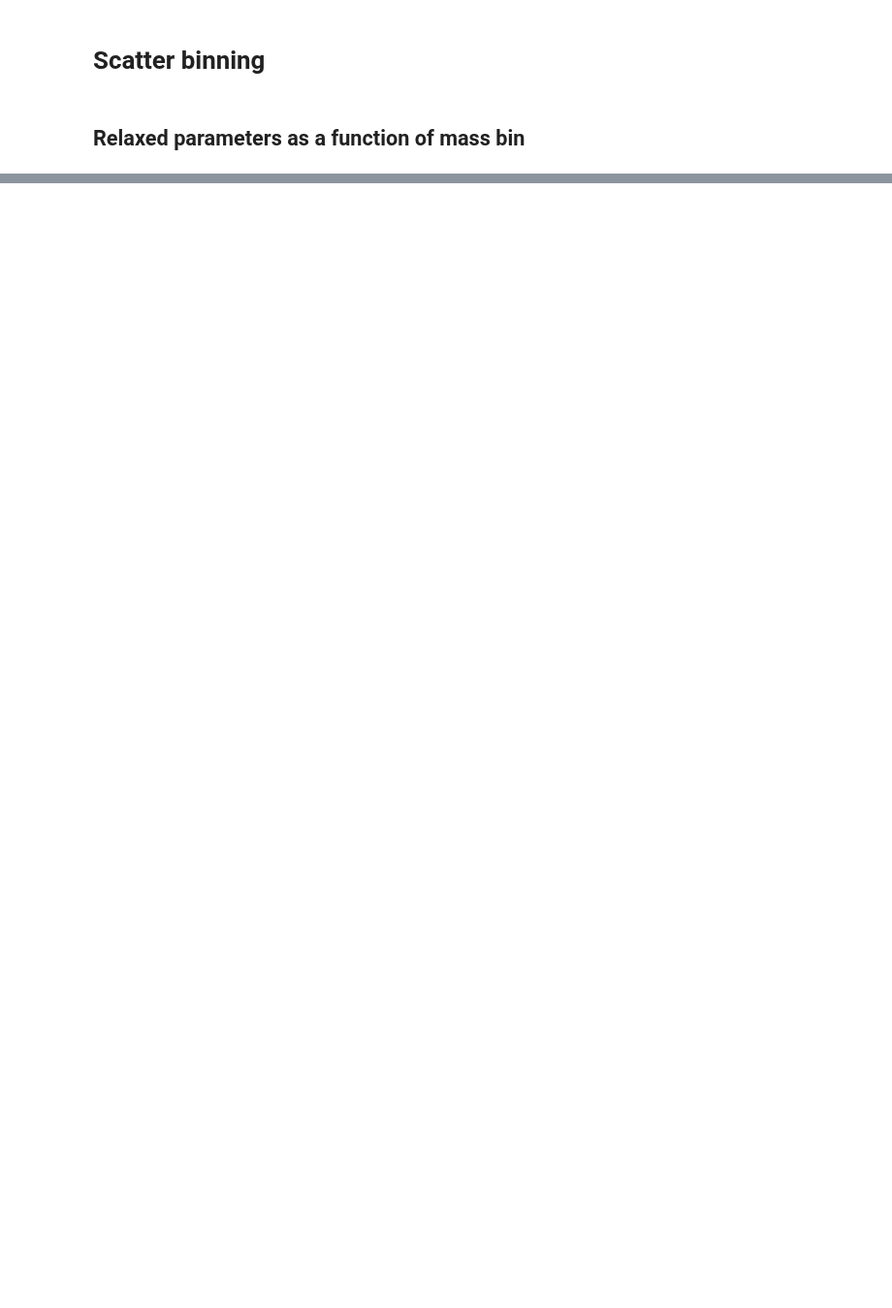
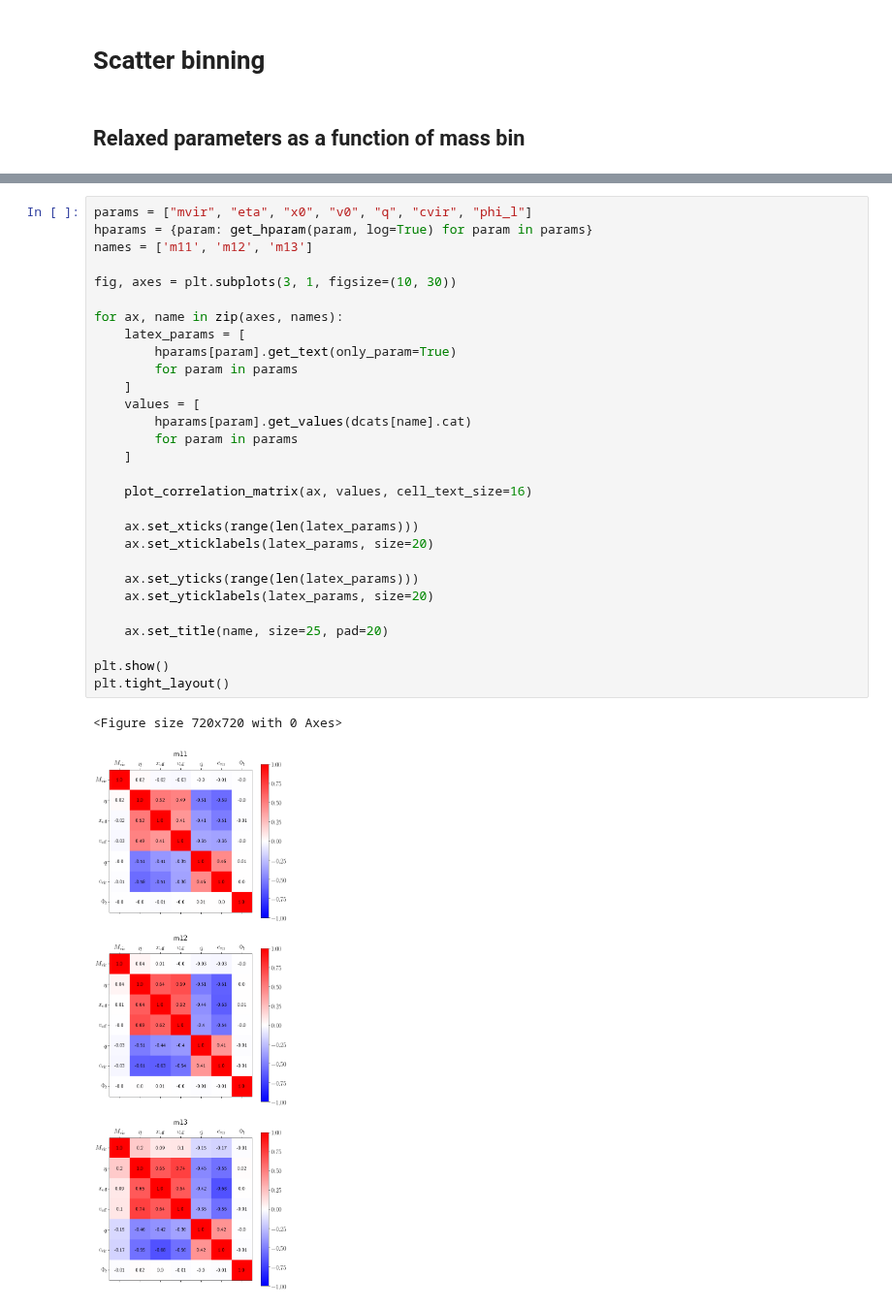
Before and after one commit to ismael-mendoza/nbody-relaxed, a Jupyter notebook: jupyter/plots/overview.ipynb, the cells around one changed output, grey strips where cells are left out. Shown at 97% size. Cells and saved outputs as stored; diff of their text form; blank space fills up the shorter version.

```diff
--- a/jupyter/plots/overview.ipynb
+++ b/jupyter/plots/overview.ipynb
@@ -218,0 +331,32 @@ with PdfPages(pdf_path) as pdf:
+# %%
+params = ["mvir", "eta", "x0", "v0", "q", "cvir", "phi_l"]
+hparams = {param: get_hparam(param, log=True) for param in params}
+names = ['m11', 'm12', 'm13']
+
+fig, axes = plt.subplots(3, 1, figsize=(10, 30))
+
+for ax, name in zip(axes, names):
+    latex_params = [
+        hparams[param].get_text(only_param=True)
+        for param in params
+    ]
+    values = [
+        hparams[param].get_values(dcats[name].cat)
+        for param in params
+    ]
+
+    plot_correlation_matrix(ax, values, cell_text_size=16)
+
+    ax.set_xticks(range(len(latex_params)))
+    ax.set_xticklabels(latex_params, size=20)
+
+    ax.set_yticks(range(len(latex_params)))
+    ax.set_yticklabels(latex_params, size=20)
+
+    ax.set_title(name, size=25, pad=20)
+
+plt.show()
+plt.tight_layout()
+# %% [output]
+<Figure size 720x720 with 0 Axes>
+[figure, added]
```
Also changed, not shown: parts of 17 cells of this notebook, 6 other files.
